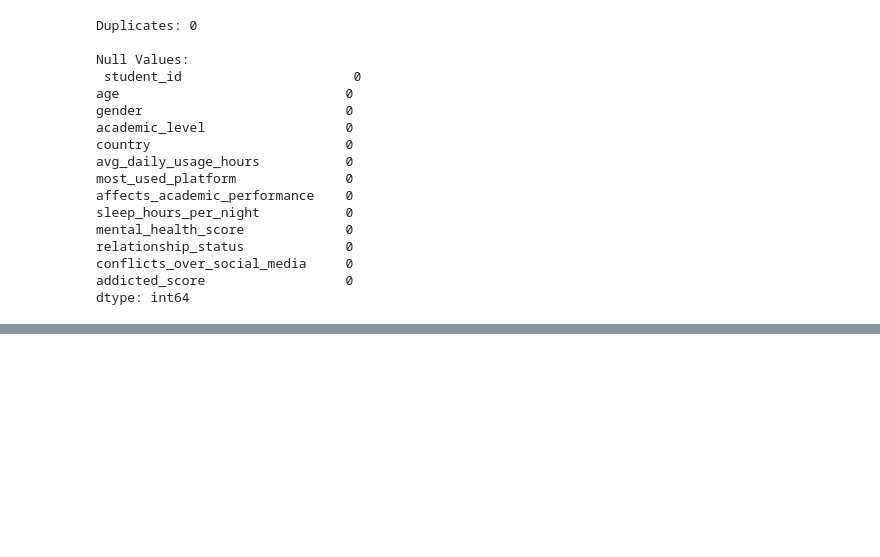
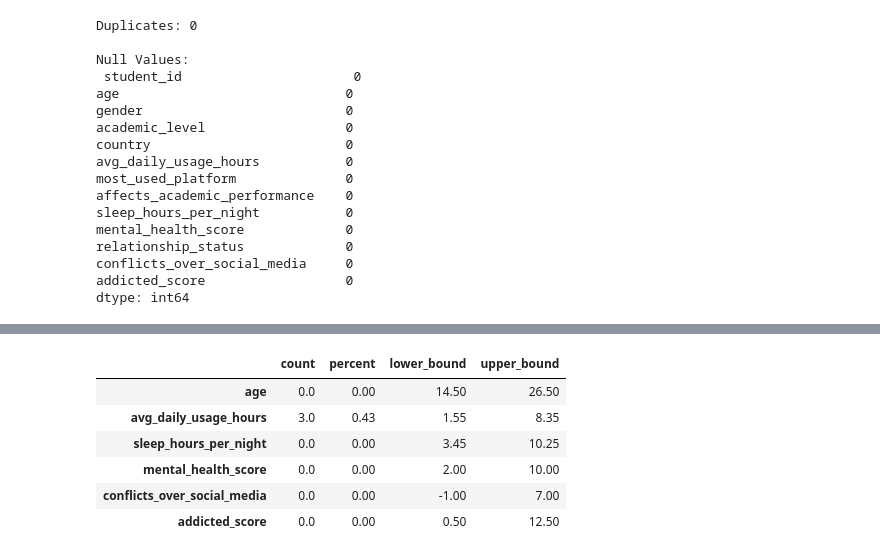
Before and after one commit to Vain-Guy/Students-Social-Media-Addiction, a Jupyter notebook: std.ipynb, the cells around one changed output, grey strips where cells are left out. Saved outputs shown, nothing was run; the diff lists cells and outputs as text; code cells hidden in the pictures; blank space fills up the shorter version.

```diff
--- a/std.ipynb
+++ b/std.ipynb
@@ -235,0 +272,17 @@ Next step? Let’s dive into **exploratory data analysis** and uncover the patte
+# %%
+# Define function to bucket age
+def age_group(age):
+    if 16 <= age <= 19:
+        return '16-19'
+    elif 20 <= age <= 22:
+        return '20-22'
+    elif 23 <= age <= 25:
+        return '23-25'
+    else:
+        return 'Other'
+
+# Apply function to create new column
+student_df['age_group'] = student_df['age'].apply(age_group)
+
+# Preview changes
+student_df['age_group'].value_counts()
@@ -235,0 +317,40 @@ Next step? Let’s dive into **exploratory data analysis** and uncover the patte
+# %%
+# List of numerical columns to check
+num_cols = [
+    'age',
+    'avg_daily_usage_hours',
+    'sleep_hours_per_night',
+    'mental_health_score',
+    'conflicts_over_social_media',
+    'addicted_score'
+]
+
+# Create a DataFrame to flag outliers
+outlier_summary = {}
+
+for col in num_cols:
+    Q1 = student_df[col].quantile(0.25)
+    Q3 = student_df[col].quantile(0.75)
+    IQR = Q3 - Q1
+    lower_bound = Q1 - 1.5 * IQR
+    upper_bound = Q3 + 1.5 * IQR
+    outliers = student_df[(student_df[col] < lower_bound) | (student_df[col] > upper_bound)]
+
+    outlier_summary[col] = {
+        'count': len(outliers),
+        'percent': round((len(outliers) / len(student_df)) * 100, 2),
+        'lower_bound': lower_bound,
+        'upper_bound': upper_bound
+    }
+
+# Convert summary to a DataFrame
+outlier_df = pd.DataFrame(outlier_summary).T
+outlier_df
+# %% [output]
+|  | count | percent | lower_bound | upper_bound |
+| age | 0.0 | 0.00 | 14.50 | 26.50 |
+| avg_daily_usage_hours | 3.0 | 0.43 | 1.55 | 8.35 |
+| sleep_hours_per_night | 0.0 | 0.00 | 3.45 | 10.25 |
+| mental_health_score | 0.0 | 0.00 | 2.00 | 10.00 |
+| conflicts_over_social_media | 0.0 | 0.00 | -1.00 | 7.00 |
+| addicted_score | 0.0 | 0.00 | 0.50 | 12.50 |
```
Also changed, not shown: parts of 54 cells of this notebook.
